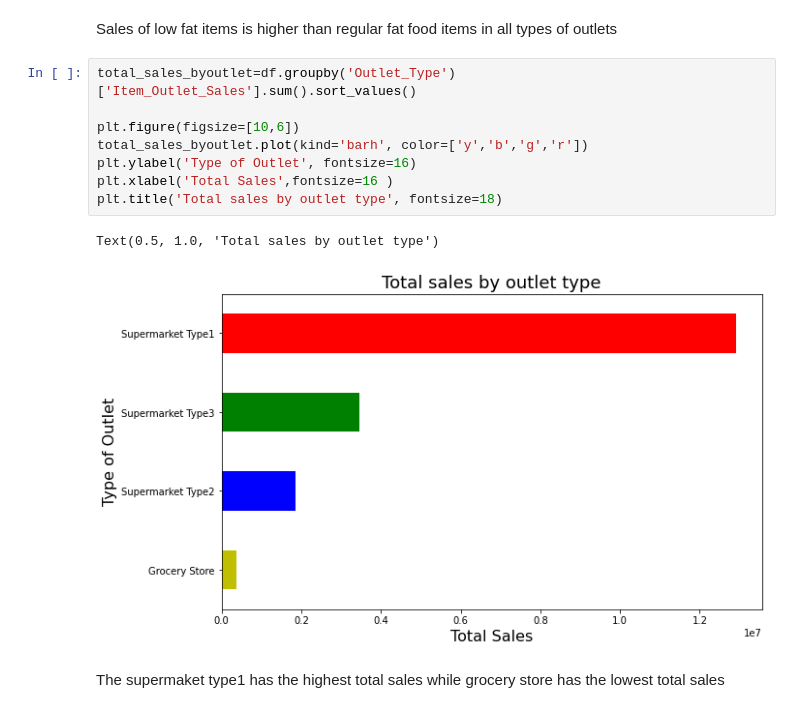
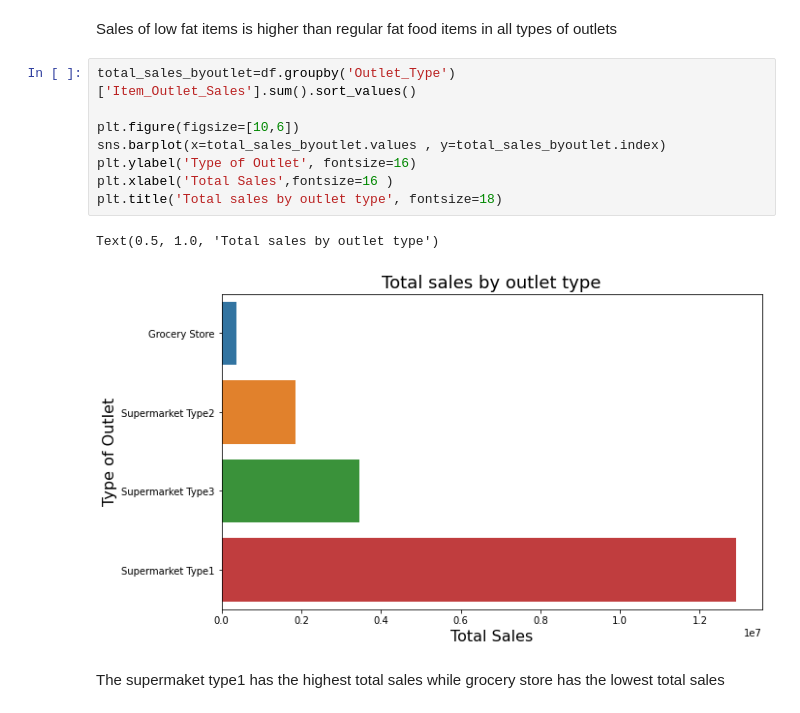
Before and after one commit to sheha919/Coding-Dojo-Project1, a Jupyter notebook: sales_prediction.ipynb, the cells around one changed output. Cells and saved outputs as stored; diff of their text form.

```diff
--- a/sales_prediction.ipynb
+++ b/sales_prediction.ipynb
@@ -379,14 +378,14 @@ Sales of low fat items is higher than regular fat food items in all types of out
 # %%
 total_sales_byoutlet=df.groupby('Outlet_Type')['Item_Outlet_Sales'].sum().sort_values()
 
 plt.figure(figsize=[10,6])
-total_sales_byoutlet.plot(kind='barh', color=['y','b','g','r'])
+sns.barplot(x=total_sales_byoutlet.values , y=total_sales_byoutlet.index)
 plt.ylabel('Type of Outlet', fontsize=16)
 plt.xlabel('Total Sales',fontsize=16 )
 plt.title('Total sales by outlet type', fontsize=18)
 # %% [output]
 Text(0.5, 1.0, 'Total sales by outlet type')
-[figure, old version]
+[figure, new version]
 # %% [markdown]
 The supermaket type1 has the highest total sales while grocery store has the lowest total sales
 # %%
```
Also changed, not shown: parts of 2 cells of this notebook.
